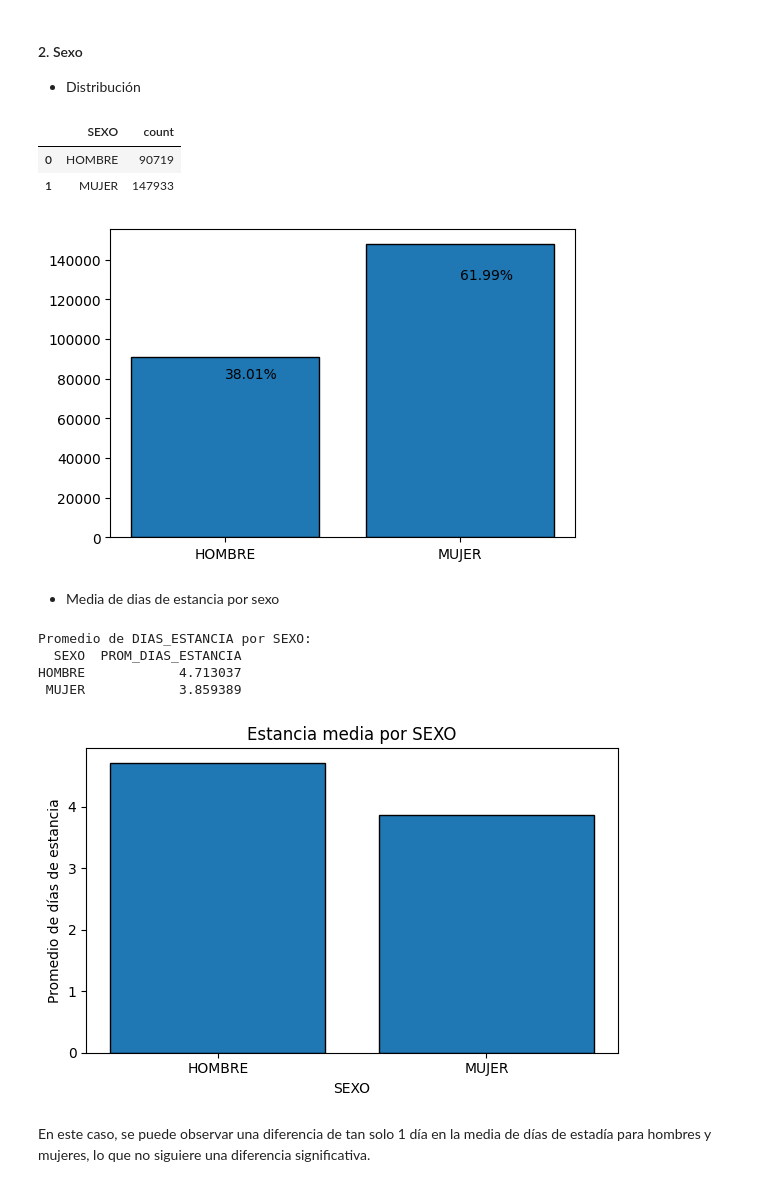
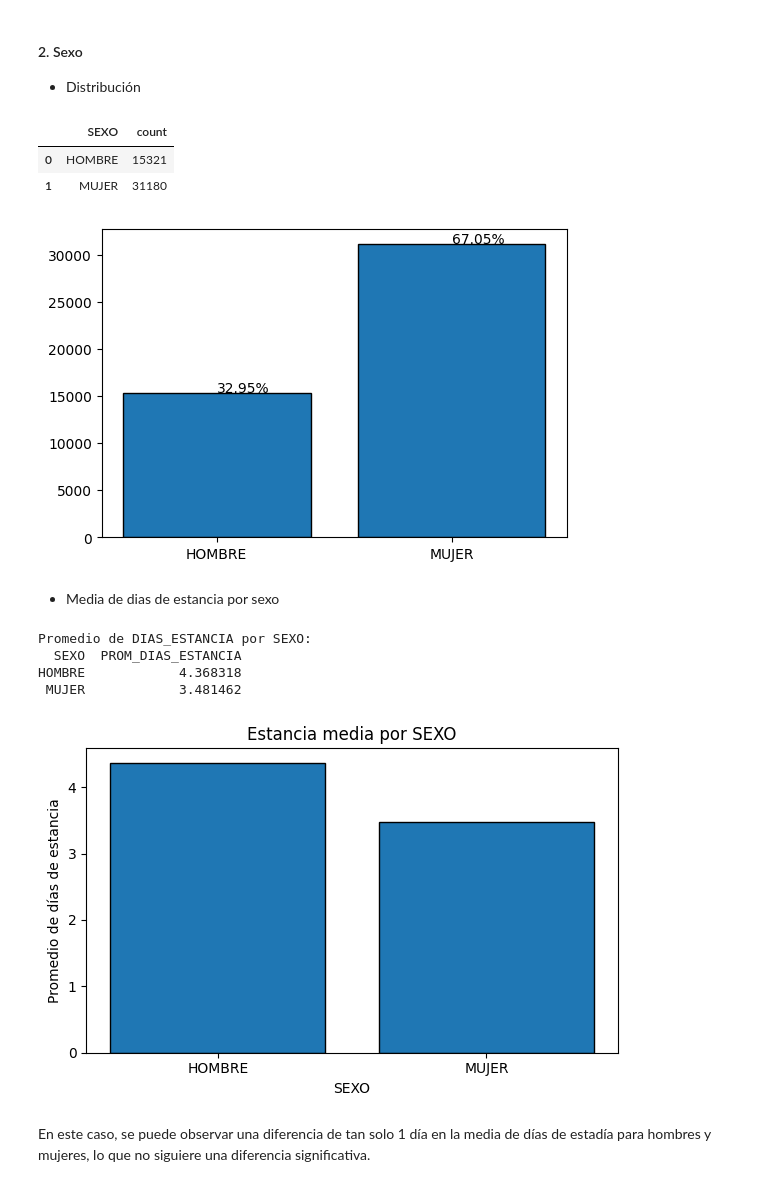
Before and after one commit to VichoRamirez/TOPD, a Jupyter notebook: Entrega_3/Entrega3_Sebastian_y_Vicente_Ramirez.ipynb, the cells around one changed output. Cells and saved outputs as stored; diff of their text form; code cells hidden in the pictures.

```diff
--- a/Entrega_3/Entrega3_Sebastian_y_Vicente_Ramirez.ipynb
+++ b/Entrega_3/Entrega3_Sebastian_y_Vicente_Ramirez.ipynb
@@ -89,0 +93,8 @@ memory usage: 189.9+ MB
+# %%
+mas_repetidos = df.groupby("Descripción")["Descripción"].value_counts().to_frame("Apariciones").sort_values(by = "Apariciones", ascending = False).head(30).reset_index()
+mas_repetidos = np.array(mas_repetidos["Descripción"])
+mas_repetidos
+
+df = df[df["Descripción"].isin(mas_repetidos)]
+df.reset_index(drop = True, inplace = True)
+df.info()
@@ -428,17 +457,17 @@ Top 10 casos con menor promedio de estancia:
 # %%
 sexo_count = df.groupby("SEXO")["SEXO"].value_counts().to_frame().reset_index()
 display(sexo_count)
 
 plt.figure(figsize=(6,4))
 plt.bar(sexo_count['SEXO'].astype(str), sexo_count['count'], edgecolor='black')
-plt.text("HOMBRE", 80000, f"{round(sexo_count['count'][0]*100/sexo_count['count'].sum(), 2)}%")
-plt.text("MUJER", 130000, f"{round(sexo_count['count'][1]*100/sexo_count['count'].sum(), 2)}%")
+plt.text("HOMBRE", sexo_count['count'][0]+100, f"{round(sexo_count['count'][0]*100/sexo_count['count'].sum(), 2)}%")
+plt.text("MUJER", sexo_count['count'][1]+100, f"{round(sexo_count['count'][1]*100/sexo_count['count'].sum(), 2)}%")
 plt.show()
 # %% [output]
 |  | SEXO | count |
-| 0 | HOMBRE | 90719 |
-| 1 | MUJER | 147933 |
+| 0 | HOMBRE | 15321 |
+| 1 | MUJER | 31180 |
-[figure, old version]
+[figure, new version]
 # %% [markdown]
 - Media de dias de estancia por sexo
 # %%
@@ -464,9 +493,9 @@ plt.show()
 # %% [output]
 Promedio de DIAS_ESTANCIA por SEXO:
   SEXO  PROM_DIAS_ESTANCIA
-HOMBRE            4.713037
- MUJER            3.859389
+HOMBRE            4.368318
+ MUJER            3.481462
-[figure, old version]
+[figure, new version]
 # %% [markdown]
 En este caso, se puede observar una diferencia de tan solo 1 día en la media de días de estadía para hombres y mujeres, lo que no siguiere una diferencia significativa.
 # %% [markdown]
```
Also changed, not shown: parts of 27 cells of this notebook, 5 other files.
